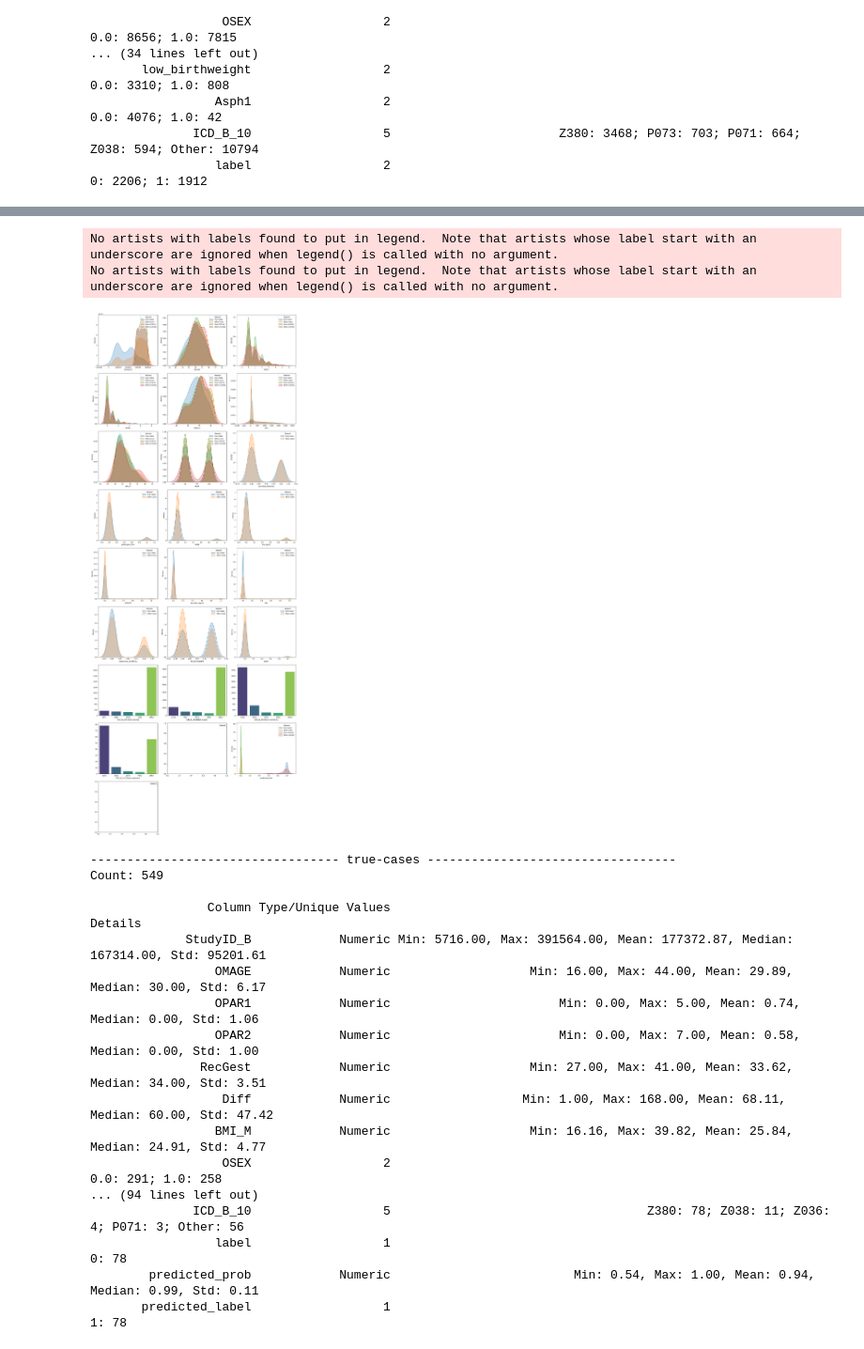
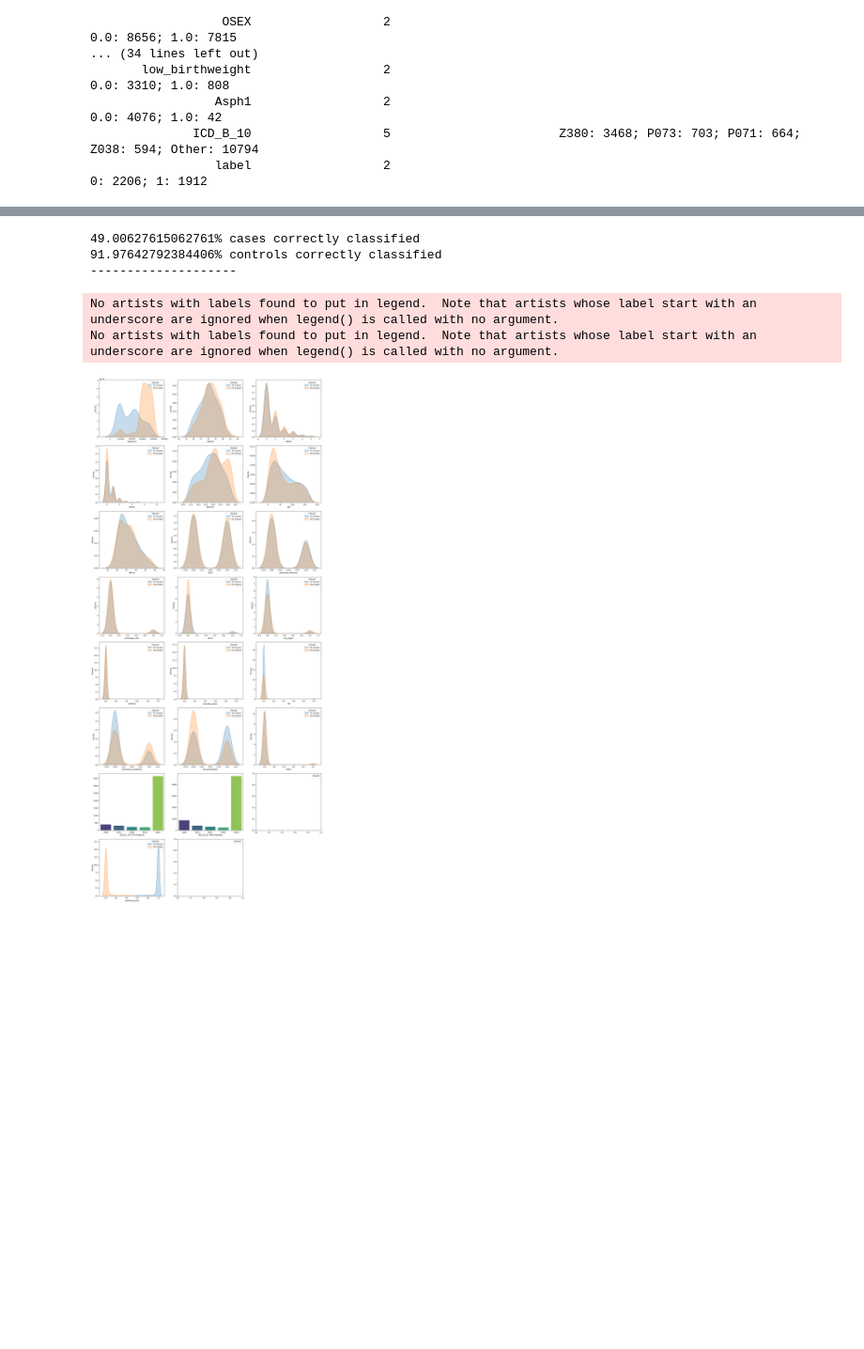
Before and after one commit to jaleedkhan/PatchCTG, a Jupyter notebook: check_results.ipynb, the cells around one changed output, grey strips where cells are left out. Shown at 94% size. Saved outputs shown, nothing was run; the diff lists cells and outputs as text; code cells hidden in the pictures; blank space fills up the shorter version.

Commit message:
results for trial#45 hyperparameters with interrogation across cofounders (0.78 AUC)

```diff
--- a/check_results.ipynb
+++ b/check_results.ipynb
@@ -283,38 +276,34 @@ AUC: 0.73
 # %%
 # Add the results to test_df
 predicted_probs = preds.flatten()
 predicted_labels = (predicted_probs > 0.5).astype(int)
 test_df = test_df[:len(preds)]
 test_df['predicted_prob'] = predicted_probs
 test_df['predicted_label'] = predicted_labels
 
 # Filtering by correctly classified and misclassified samples, as well as by label
+test_cases = test_df[test_df['label'] == 1]
+test_controls = test_df[test_df['label'] == 0]
 correctly_classified_cases = test_df[(test_df['label'] == 1) & (test_df['label'] == test_df['predicted_label'])]
 correctly_classified_controls = test_df[(test_df['label'] == 0) & (test_df['label'] == test_df['predicted_label'])]
 misclassified_cases = test_df[(test_df['label'] == 1) & (test_df['label'] != test_df['predicted_label'])]
 misclassified_controls = test_df[(test_df['label'] == 0) & (test_df['label'] != test_df['predicted_label'])]
 
+print(f"{100*len(correctly_classified_cases)/len(test_cases)}% cases correctly classified")
+print(f"{100*len(correctly_classified_controls)/len(test_controls)}% controls correctly classified")
+print('-'*20)
+
+# compare_data_results(correctly_classified_cases, misclassified_cases,
+#                      correctly_classified_controls, misclassified_controls,
+#                      names=['true-cases','false-cases','true-controls','false-controls'])
+
 compare_data_results(correctly_classified_cases, misclassified_cases,
-                     correctly_classified_controls, misclassified_controls,
-                     names=['true-cases','false-cases','true-controls','false-controls'])
+                     names=['TP (Cases)','FN (Cases)'])
+explore_data_results(test_cases, name='Test (Cases)')
 # %% [output]
-No artists with labels found to put in legend.  Note that artists whose label start with an underscore are ignored when legend() is called with no argument.
-No artists with labels found to put in legend.  Note that artists whose label start with an underscore are ignored when legend() is called with no argument.
+49.00627615062761% cases correctly classified
+91.97642792384406% controls correctly classified
+--------------------
+No artists with labels found to put in legend.  Note that artists whose label start with an underscore are ignored when legend() is called with no argument.
+No artists with labels found to put in legend.  Note that artists whose label start with an underscore are ignored when legend() is called with no argument.
-[figure, old version]
+[figure, new version]
----------------------------------- true-cases ----------------------------------
-Count: 549
-
-                Column Type/Unique Values                                                                         Details
-             StudyID_B            Numeric Min: 5716.00, Max: 391564.00, Mean: 177372.87, Median: 167314.00, Std: 95201.61
-                 OMAGE            Numeric                   Min: 16.00, Max: 44.00, Mean: 29.89, Median: 30.00, Std: 6.17
-                 OPAR1            Numeric                       Min: 0.00, Max: 5.00, Mean: 0.74, Median: 0.00, Std: 1.06
-                 OPAR2            Numeric                       Min: 0.00, Max: 7.00, Mean: 0.58, Median: 0.00, Std: 1.00
-               RecGest            Numeric                   Min: 27.00, Max: 41.00, Mean: 33.62, Median: 34.00, Std: 3.51
-                  Diff            Numeric                  Min: 1.00, Max: 168.00, Mean: 68.11, Median: 60.00, Std: 47.42
-                 BMI_M            Numeric                   Min: 16.16, Max: 39.82, Mean: 25.84, Median: 24.91, Std: 4.77
-                  OSEX                  2                                                              0.0: 291; 1.0: 258
-... (94 lines left out)
-              ICD_B_10                  5                                   Z380: 78; Z038: 11; Z036: 4; P071: 3; Other: 56
-                 label                  1                                                                             0: 78
-        predicted_prob            Numeric                         Min: 0.54, Max: 1.00, Mean: 0.94, Median: 0.99, Std: 0.11
-       predicted_label                  1                                                                             1: 78
```
Also changed, not shown: parts of 9 cells of this notebook, 29 other files.
